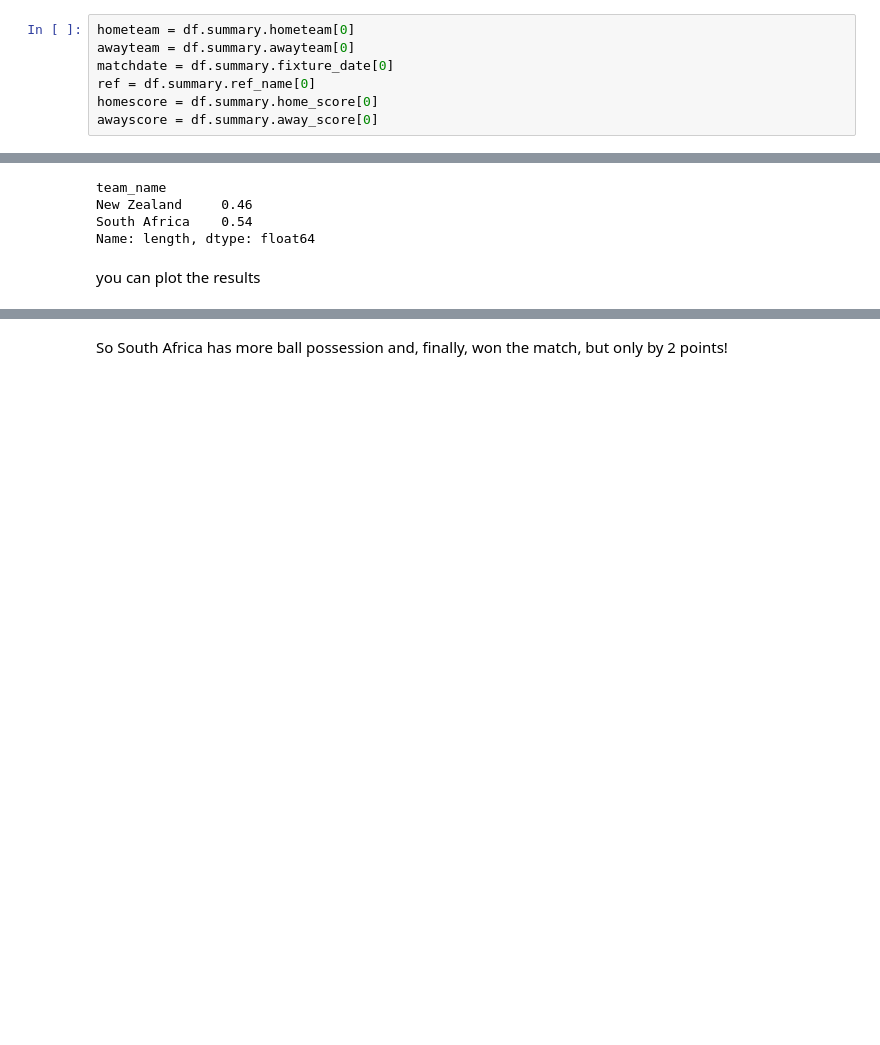
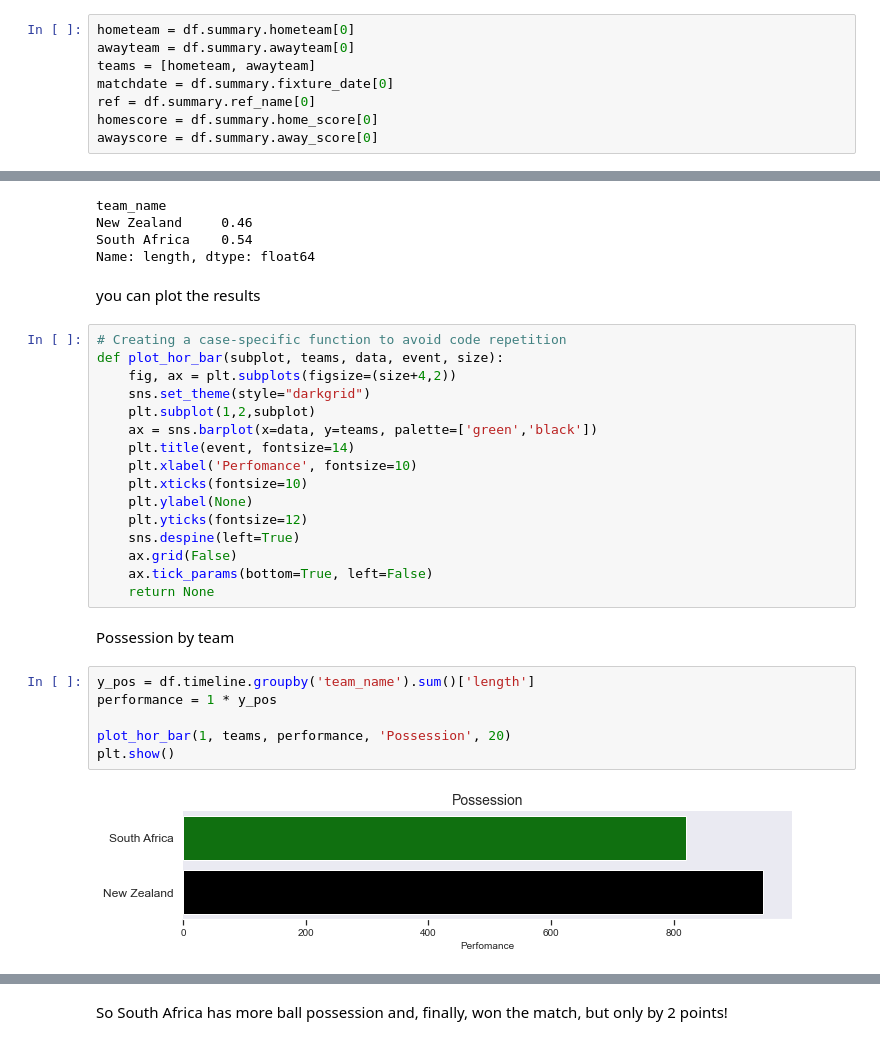
Before and after one commit to ToniBaixa/ITAcademy_Data_Science, a Jupyter notebook: Sprint11/Video_Opta_analysis.ipynb, the cells around one changed output, grey strips where cells are left out. Cells and saved outputs as stored; diff of their text form; blank space fills up the shorter version.

```diff
--- a/Sprint11/Video_Opta_analysis.ipynb
+++ b/Sprint11/Video_Opta_analysis.ipynb
@@ -102,6 +102,7 @@ Let's create some variables to use later on:
 # %%
 hometeam = df.summary.hometeam[0]
 awayteam = df.summary.awayteam[0]
+teams = [hometeam, awayteam]
 matchdate = df.summary.fixture_date[0]
 ref = df.summary.ref_name[0]
 homescore = df.summary.home_score[0]
@@ -342,5 +343,31 @@ team_name
 New Zealand     0.46
 South Africa    0.54
 Name: length, dtype: float64
-# %% [markdown]
-you can plot the results
+# %% [markdown]
+you can plot the results
+# %%
+# Creating a case-specific function to avoid code repetition
+def plot_hor_bar(subplot, teams, data, event, size):
+    fig, ax = plt.subplots(figsize=(size+4,2))
+    sns.set_theme(style="darkgrid")
+    plt.subplot(1,2,subplot)
+    ax = sns.barplot(x=data, y=teams, palette=['green','black'])
+    plt.title(event, fontsize=14)
+    plt.xlabel('Perfomance', fontsize=10)
+    plt.xticks(fontsize=10)
+    plt.ylabel(None)
+    plt.yticks(fontsize=12)
+    sns.despine(left=True)
+    ax.grid(False)
+    ax.tick_params(bottom=True, left=False)
+    return None
+# %% [markdown]
+Possession by team
+# %%
+y_pos = df.timeline.groupby('team_name').sum()['length']
+performance = 1 * y_pos
+
+plot_hor_bar(1, teams, performance, 'Possession', 20)
+plt.show()
+# %% [output]
+[figure, added]
```
Also changed, not shown: parts of 17 cells of this notebook.
